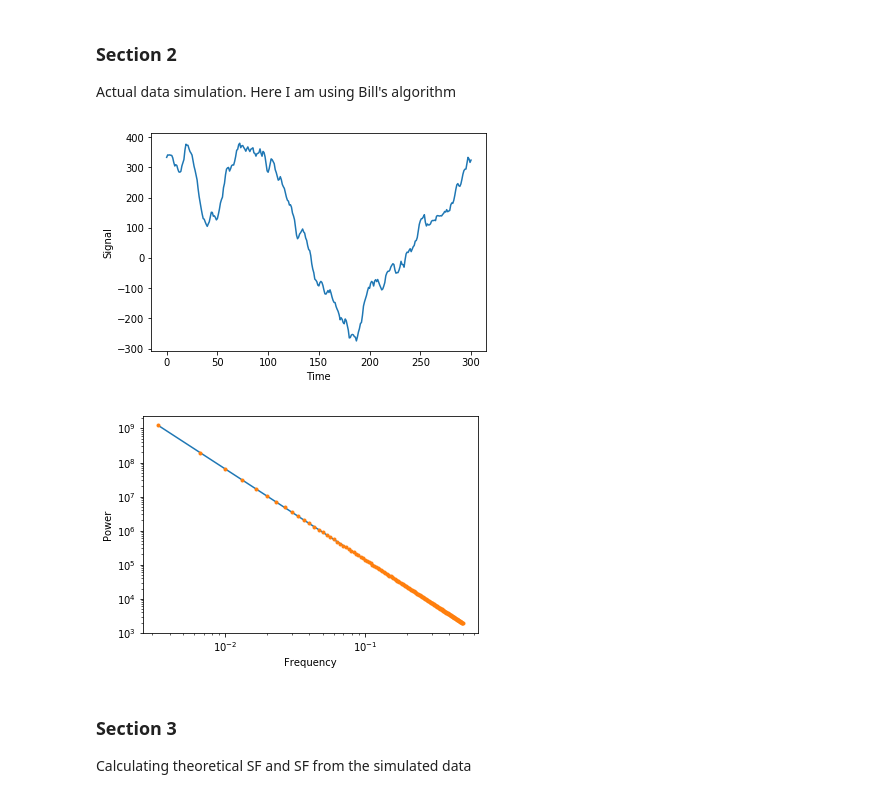
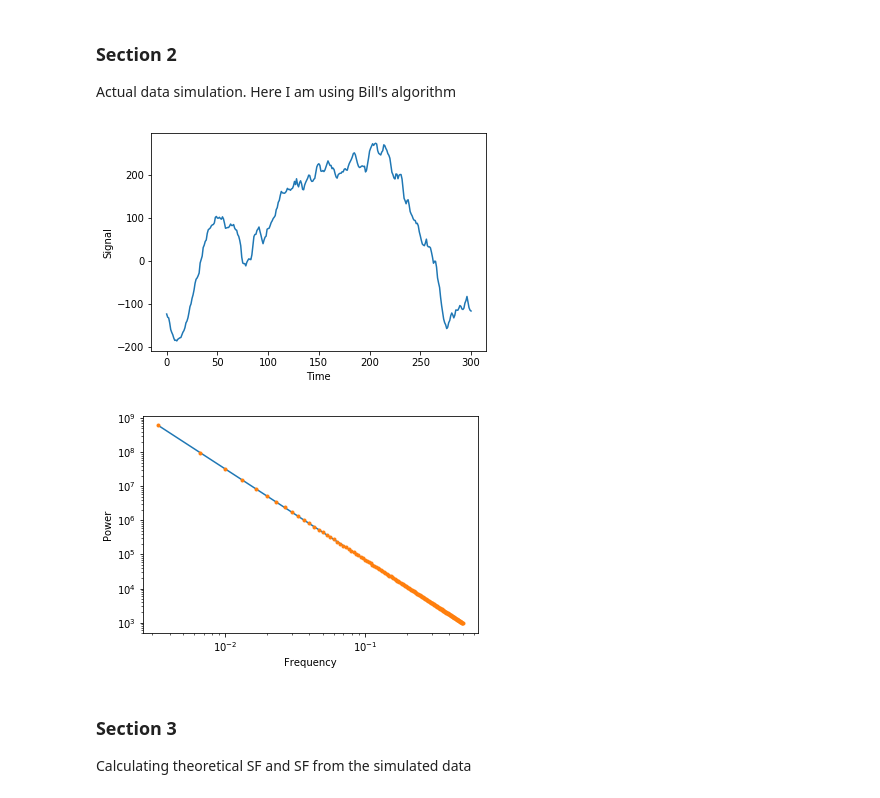
Before and after one commit to natazipper/SFs_and_more, a Jupyter notebook: SF_analysis.ipynb, the cells around one changed output. Drawn from its saved outputs; the diff is of its cells as text; code cells hidden in the pictures.

```diff
--- a/SF_analysis.ipynb
+++ b/SF_analysis.ipynb
@@ -75,39 +75,39 @@ time_list=np.arange(0., Len, 1)
 f=np.fft.fftfreq(Len, 1)
 pos_f = np.array([x for x in f if x > 0])
 #the shape of PSD spectrum (after equation B11 from Emmanolopuolos)
-PSD_sim=pos_f**(-a)*Len
+PSD_sim=pos_f**(-a)*Len/2.
 A_sim=np.sqrt(PSD_sim)
 phi=np.random.uniform(0, 2*math.pi, len(pos_f)) #random phase
 z_sim_positive=A_sim*np.exp(1j*phi)
 z_sim_negative=np.flip(A_sim*np.exp(-1j*phi))
 #not sure about the first element of the Fourier
 z_0=np.array([1.0*A_sim[0]])
 z_sim=np.append(np.append(z_0, z_sim_positive), z_sim_negative)
 list_signal=np.real(np.fft.ifft(z_sim))
 cov=np.diag([0.0**2 for i in range(len(time_list))])
 mean=[0. for i in range(len(time_list))]
 err=np.array([100.**2 for i in range(len(time_list))])
 list_signal=list_signal+np.random.multivariate_normal(mean, cov)
 plt.plot(list_signal)
 plt.ylabel("Signal")
 plt.xlabel("Time")
 plt.show()
 #import colorednoise as cn
 #list_signal_cn=cn.powerlaw_psd_gaussian(a, 301)
 PSD_result=abs(np.fft.fft(list_signal))**2
 #PSD_result_cn=abs(np.fft.fft(list_signal_cn))**2
 #the generated and theoretical PSDs are the same
 plt.plot(pos_f, PSD_result[1:len(pos_f)+1])
 #plt.plot(f, PSD_result_cn[1:int(len(list_signal)/2+1)])
 plt.plot(pos_f, PSD_sim, ".")
 plt.xscale("log")
 plt.yscale("log")
 plt.ylabel("Power")
 plt.xlabel("Frequency")
 plt.show()
 # %% [output]
-[figure, old version]
+[figure, new version]
-[figure, old version]
+[figure, new version]
 # %% [markdown]
 ### Section 3
 Calculating theoretical SF and SF from the simulated data
```
Also changed, not shown: parts of 6 cells of this notebook.
